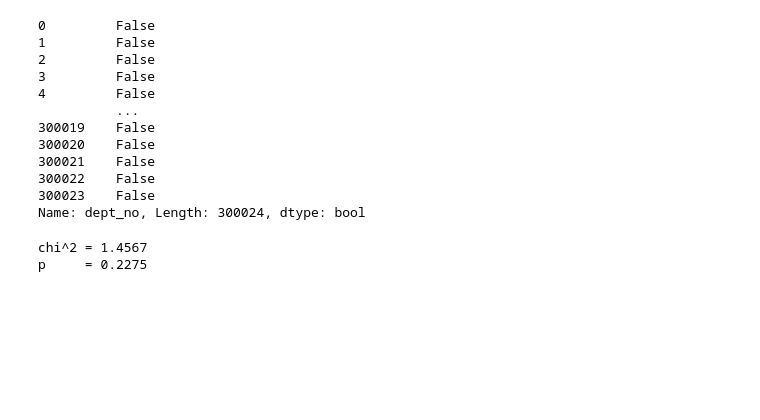
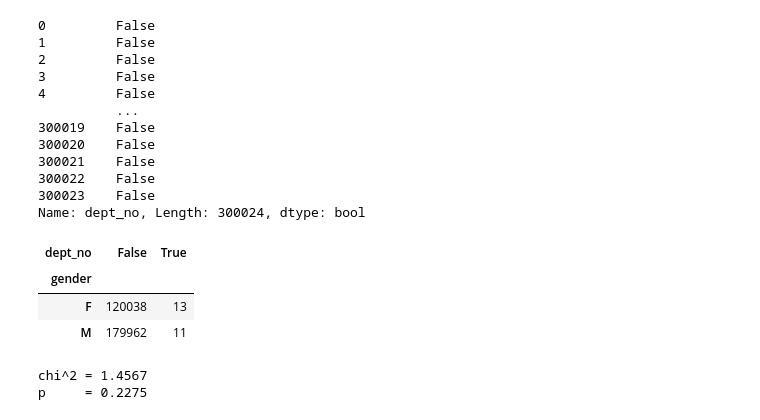
Before and after one commit to parkervoit/statistics-exercises, a Jupyter notebook: hypothesis_testing.ipynb, the cells around one changed output. Drawn from its saved outputs; the diff is of its cells as text; code cells hidden in the pictures; blank space fills up the shorter version.

```diff
--- a/hypothesis_testing.ipynb
+++ b/hypothesis_testing.ipynb
@@ -529,5 +603,11 @@ is_manager
 300023    False
 Name: dept_no, Length: 300024, dtype: bool
 # %%
-observed3= pd.crosstab(managers.gender, is_manager)
+# crosstab managers.gender and the is_manager df
+pd.crosstab(managers.gender, is_manager)
+# %% [output]
+| dept_no | False | True |
+| gender |  |  |
+| F | 120038 | 13 |
+| M | 179962 | 11 |
 # %%
```
Also changed, not shown: parts of 61 cells of this notebook.
